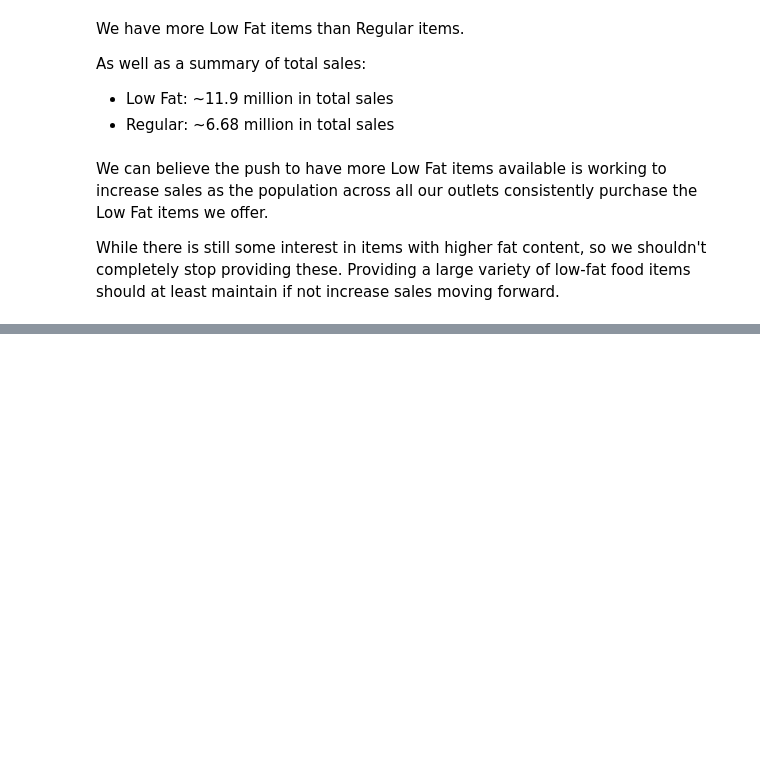
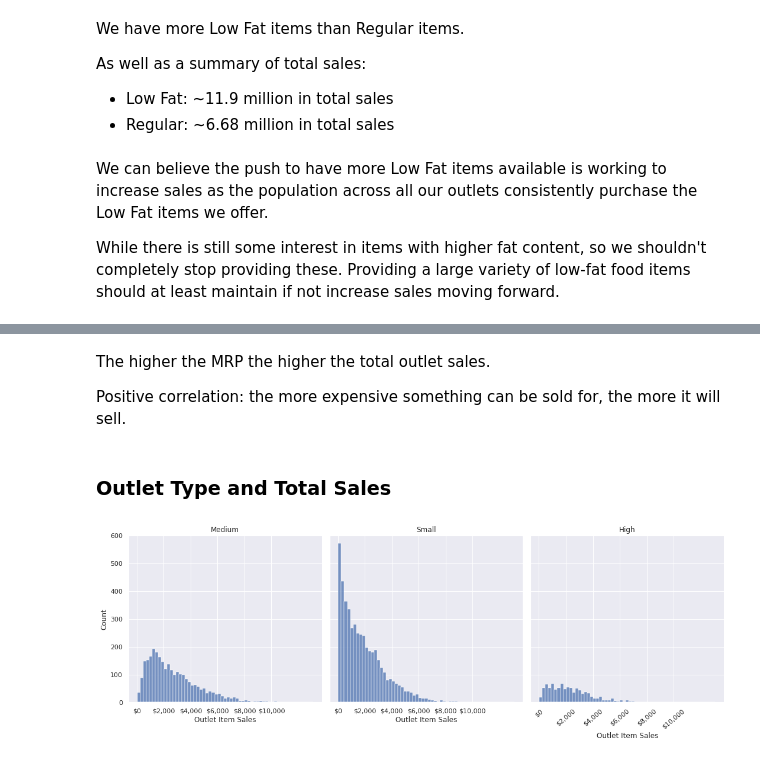
Before and after one commit to SantosAbimaelRomero/Sales-Preditions, a Jupyter notebook: Sales_Predictions_Project.ipynb, the cells around one changed output, grey strips where cells are left out. Drawn from its saved outputs; the diff is of its cells as text; code cells hidden in the pictures; blank space fills up the shorter version.

```diff
--- a/Sales_Predictions_Project.ipynb
+++ b/Sales_Predictions_Project.ipynb
@@ -406,0 +400,20 @@ sales_csv(
+# %% [markdown]
+The higher the MRP the higher the total outlet sales.
+
+Positive correlation: the more expensive something can be sold for, the more it will sell.
+# %% [markdown]
+### Outlet Type and Total Sales
+# %%
+sns.set(style='darkgrid')
+size = sns.displot(data=sales_csv, x='Item_Outlet_Sales', col='Outlet_Size',
+                  aspect= 1, height=5
+                  )
+size.set_titles("{col_name}")
+size.set_axis_labels('Outlet Item Sales')
+plt.xticks(ticks = [0, 2000, 4000, 6000, 8000, 10000],
+           labels = ['$0', '$2,000', '$4,000', '$6,000', '$8,000', '$10,000'],
+           rotation = 40
+           )
+plt.show()
+# %% [output]
+[figure, added]
```
Also changed, not shown: parts of 9 cells of this notebook.
